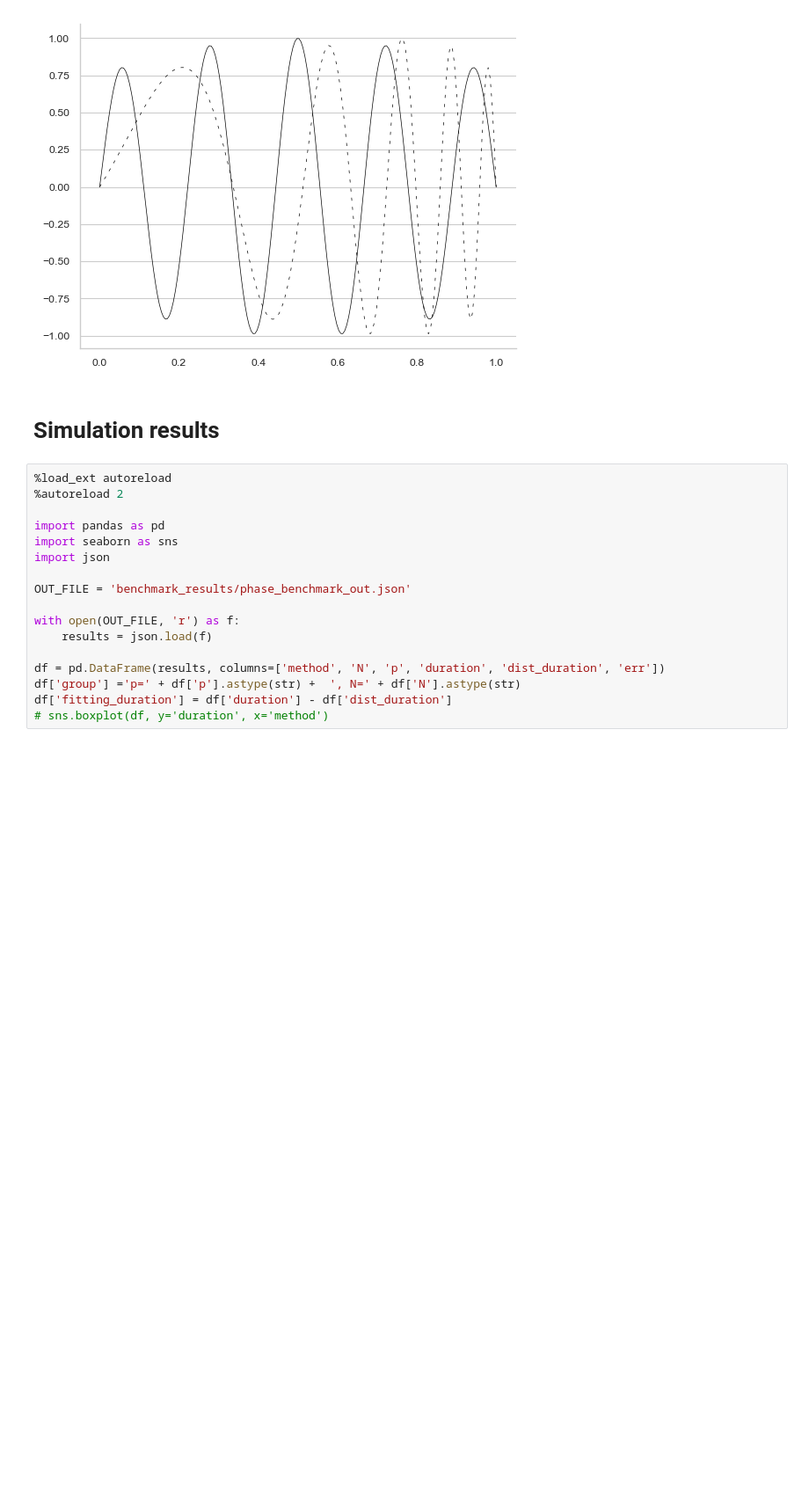
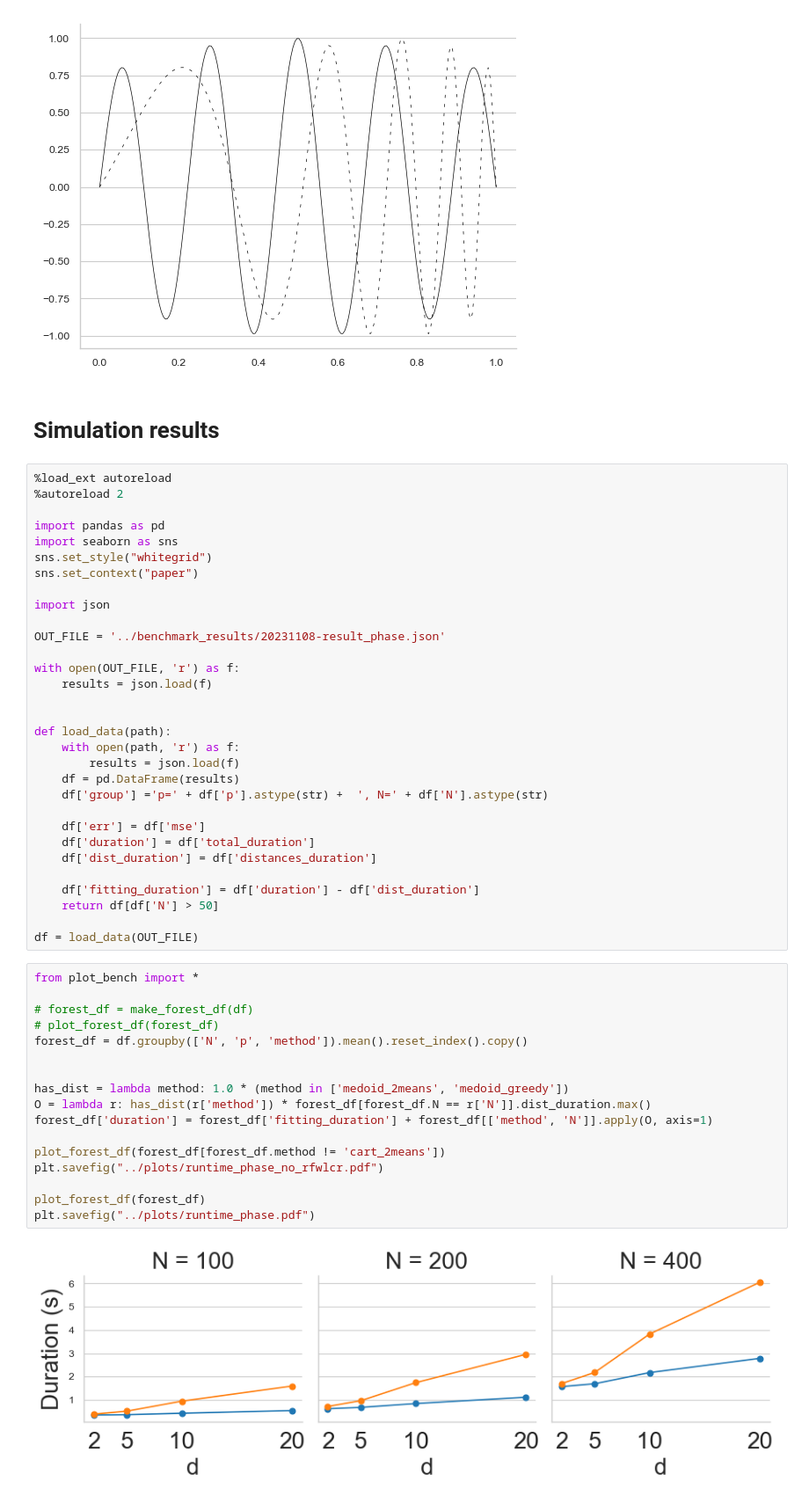
Before and after one commit to matthieubulte/MetricRandomForest, a Jupyter notebook: src/phase_plots.ipynb, the cells around one changed output. Shown at 88% size. Drawn from its saved outputs; the diff is of its cells as text; blank space fills up the shorter version.

```diff
--- a/src/phase_plots.ipynb
+++ b/src/phase_plots.ipynb
@@ -49,14 +49,47 @@ plt.savefig('../plots/sample_phase.pdf')
 
 import pandas as pd
 import seaborn as sns
+sns.set_style("whitegrid")
+sns.set_context("paper")
+
 import json
 
-OUT_FILE = 'benchmark_results/phase_benchmark_out.json'
+OUT_FILE = '../benchmark_results/20231108-result_phase.json'
 
 with open(OUT_FILE, 'r') as f:
     results = json.load(f)
 
-df = pd.DataFrame(results, columns=['method', 'N', 'p', 'duration', 'dist_duration', 'err'])
-df['group'] ='p=' + df['p'].astype(str) +  ', N=' + df['N'].astype(str)
-df['fitting_duration'] = df['duration'] - df['dist_duration']
-# sns.boxplot(df, y='duration', x='method')
+
+def load_data(path):
+    with open(path, 'r') as f:
+        results = json.load(f)
+    df = pd.DataFrame(results)
+    df['group'] ='p=' + df['p'].astype(str) +  ', N=' + df['N'].astype(str)
+
+    df['err'] = df['mse']
+    df['duration'] = df['total_duration']
+    df['dist_duration'] = df['distances_duration']
+
+    df['fitting_duration'] = df['duration'] - df['dist_duration']
+    return df[df['N'] > 50]
+
+df = load_data(OUT_FILE)
+# %%
+from plot_bench import *
+
+# forest_df = make_forest_df(df)
+# plot_forest_df(forest_df)
+forest_df = df.groupby(['N', 'p', 'method']).mean().reset_index().copy()
+
+
+has_dist = lambda method: 1.0 * (method in ['medoid_2means', 'medoid_greedy'])
+O = lambda r: has_dist(r['method']) * forest_df[forest_df.N == r['N']].dist_duration.max()
+forest_df['duration'] = forest_df['fitting_duration'] + forest_df[['method', 'N']].apply(O, axis=1)
+
+plot_forest_df(forest_df[forest_df.method != 'cart_2means'])
+plt.savefig("../plots/runtime_phase_no_rfwlcr.pdf")
+
+plot_forest_df(forest_df)
+plt.savefig("../plots/runtime_phase.pdf")
+# %% [output]
+[figure, added]
```
Also changed, not shown: parts of 5 cells of this notebook, 17 other files.
